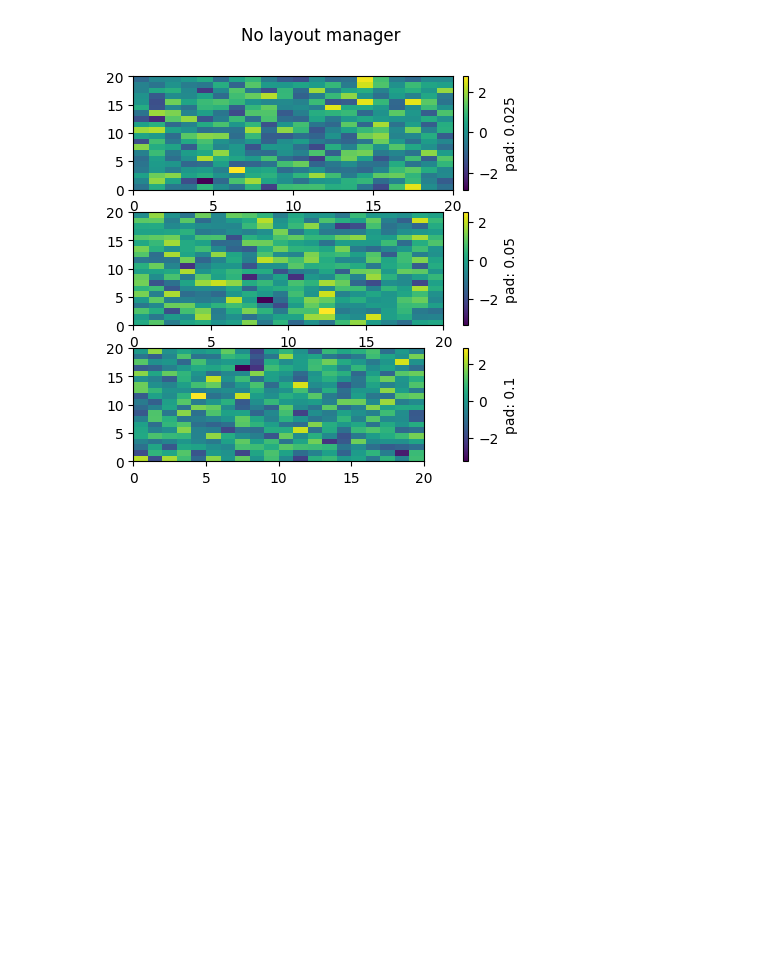
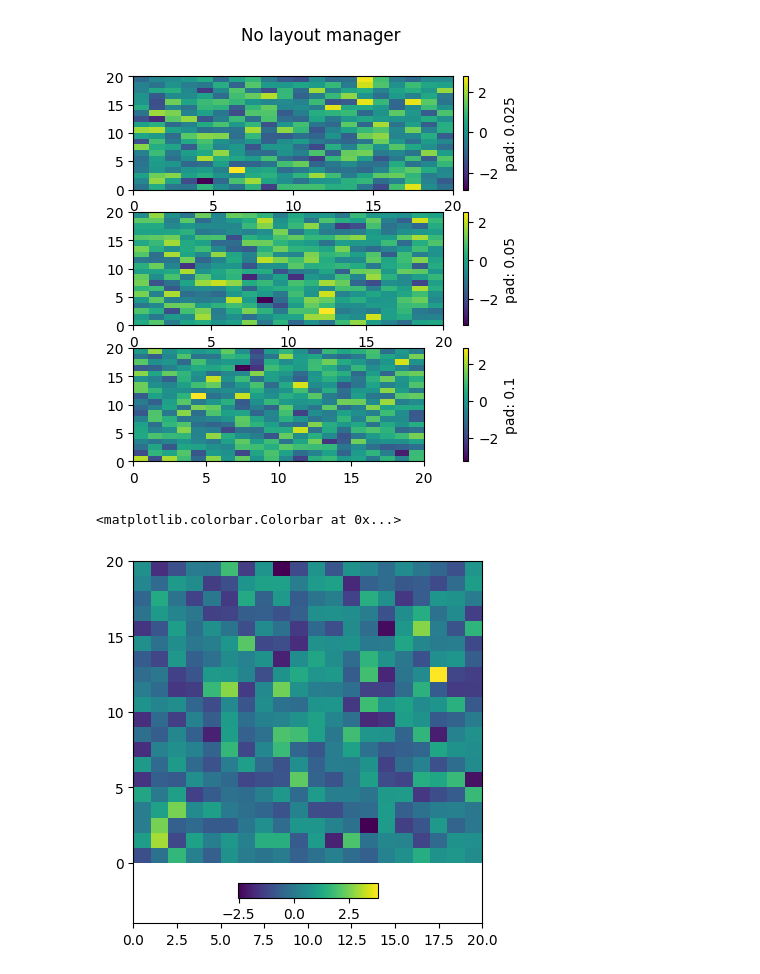
Before and after one commit to Manan2k4/ML-Learnings, a Jupyter notebook: matplotlib/Quick start guide/Placing Colorbars.ipynb, the cells around one changed output. Saved outputs shown, nothing was run; the diff lists cells and outputs as text; code cells hidden in the pictures; blank space fills up the shorter version.

```diff
--- a/matplotlib/Quick start guide/Placing Colorbars.ipynb
+++ b/matplotlib/Quick start guide/Placing Colorbars.ipynb
@@ -80,6 +80,13 @@ Text(0.5, 0.98, 'No layout manager')
 # %%
 # Manual placement of colorbars
 
 # Using inset_axes
 
-fig, ax = plt.subplots(layout='constrined', figsize)
+fig, ax = plt.subplots(layout='constrained', figsize=(4, 4))
+pcm = ax.pcolormesh(np.random.randn(20, 20), cmap='viridis')
+ax.set_ylim([-4, 20])
+cax = ax.inset_axes([0.3, 0.07, 0.4, 0.04])
+fig.colorbar(pcm, cax=cax, orientation='horizontal')
+# %% [output]
+<matplotlib.colorbar.Colorbar at 0x...>
+[figure, added]
```
